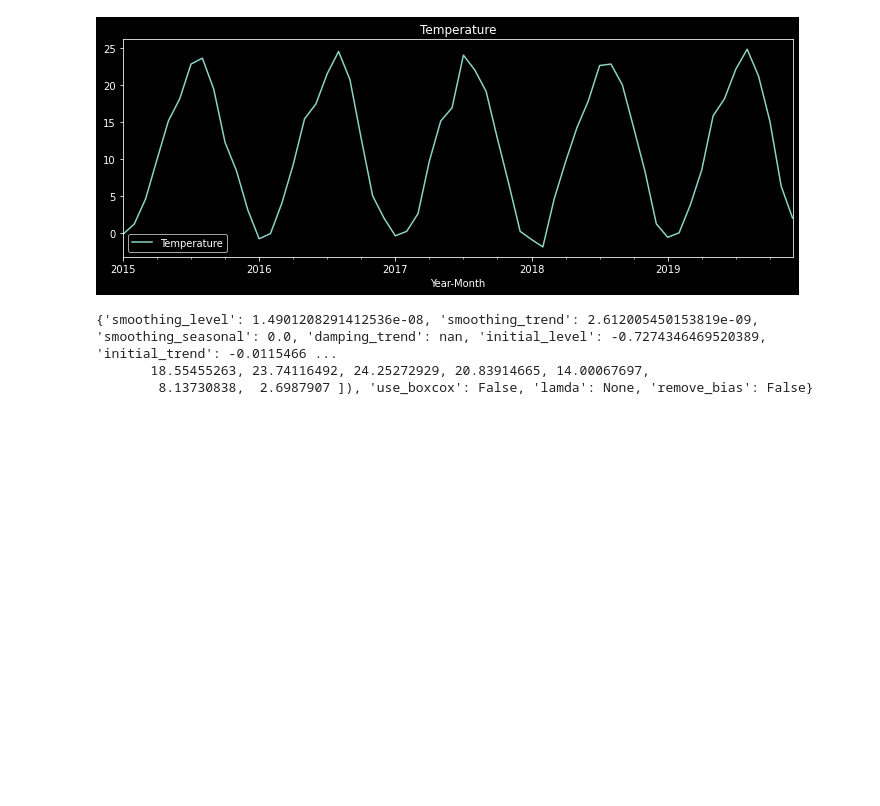
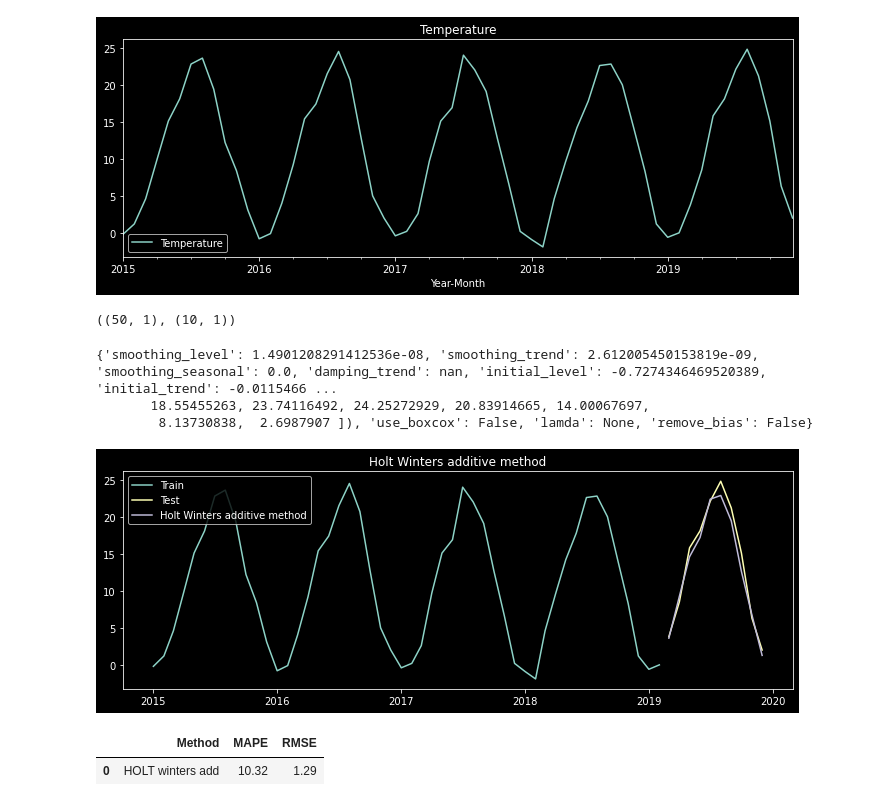
Before and after one commit to chethanbr86/MLDL_projects, a Jupyter notebook: Timeseries/airline-passenger-traffic_upgrad/temperature2.ipynb, the cells around one changed output. Cells and saved outputs as stored; diff of their text form; code cells hidden in the pictures; blank space fills up the shorter version.

```diff
--- a/Timeseries/airline-passenger-traffic_upgrad/temperature2.ipynb
+++ b/Timeseries/airline-passenger-traffic_upgrad/temperature2.ipynb
@@ -46,6 +46,10 @@ plt.show(block=False)
 train_len = 50
 train = df[0:train_len]
 test = df[train_len:]
+# %%
+train.shape, test.shape
+# %% [output]
+((50, 1), (10, 1))
 # %%
 from statsmodels.tsa.holtwinters import ExponentialSmoothing as es
 model = es(np.asarray(train['Temperature']), seasonal_periods=12, trend='add', seasonal='add')
@@ -57,3 +61,24 @@ y_hat_hwa['hwa_forecast'] = model_fit.forecast(10)
 {'smoothing_level': 1.4901208291412536e-08, 'smoothing_trend': 2.612005450153819e-09, 'smoothing_seasonal': 0.0, 'damping_trend': nan, 'initial_level': -0.7274346469520389, 'initial_trend': -0.0115466 ...
        18.55455263, 23.74116492, 24.25272929, 20.83914665, 14.00067697,
         8.13730838,  2.6987907 ]), 'use_boxcox': False, 'lamda': None, 'remove_bias': False}
+# %%
+plt.figure(figsize=(12,4))
+plt.plot(train['Temperature'], label = 'Train')
+plt.plot(test['Temperature'], label = 'Test')
+plt.plot(y_hat_hwa['hwa_forecast'], label = 'Holt Winters additive method')
+plt.legend(loc='best') #to set legend in right place
+plt.title('Holt Winters additive method')
+plt.show()
+# %% [output]
+[figure, added]
+# %%
+from sklearn.metrics import mean_squared_error
+rmse = np.sqrt(mean_squared_error(test['Temperature'], y_hat_hwa['hwa_forecast'])).round(2)
+mape = np.round(np.mean(np.abs(test['Temperature'] - y_hat_hwa['hwa_forecast'])/test['Temperature'])*100,2)
+tempResults = pd.DataFrame({'Method' : ['HOLT winters add'], 'MAPE' : [mape], 'RMSE': [rmse]})
+# results = pd.concat([results, tempResults])
+tempResults
+#mape should have been 8.59
+# %% [output]
+|  | Method | MAPE | RMSE |
+| 0 | HOLT winters add | 10.32 | 1.29 |
```
Also changed, not shown: 1 other file.
